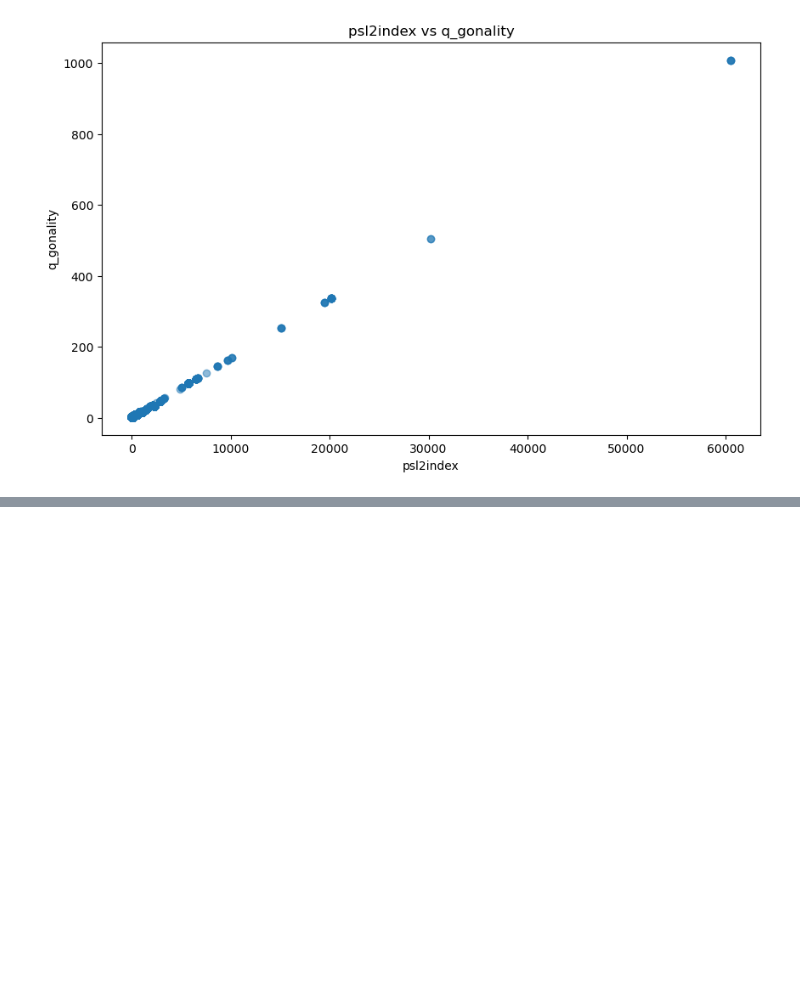
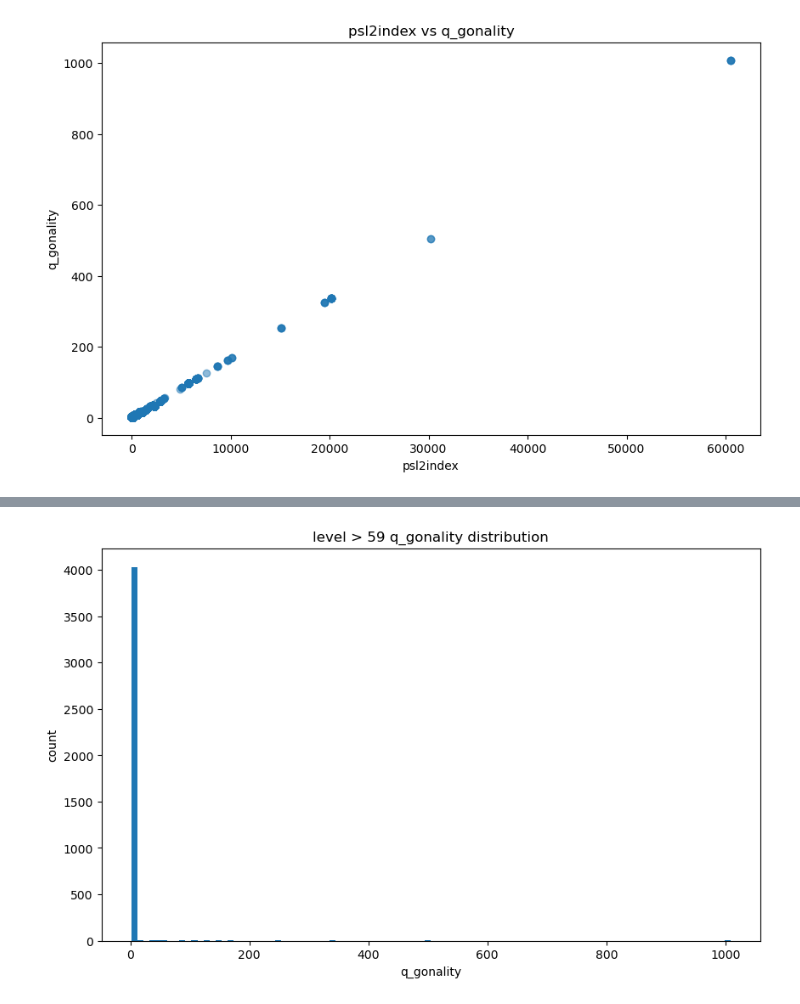
Before and after one commit to zxmath/ML-LLM-Q-Gonality-Modular-Curves, a Jupyter notebook: notebooks/visual_data.ipynb, the cells around one changed output, grey strips where cells are left out. Cells and saved outputs as stored; diff of their text form; code cells hidden in the pictures; blank space fills up the shorter version.

```diff
--- a/notebooks/visual_data.ipynb
+++ b/notebooks/visual_data.ipynb
@@ -39,0 +128,11 @@ plt.show()
+# %%
+# draw level_big q_gonality distribution
+
+plt.figure(figsize=(10, 6))
+plt.hist(level_large['q_gonality'], bins=100)
+plt.xlabel('q_gonality')
+plt.ylabel('count')
+plt.title('level > 59 q_gonality distribution')
+plt.show()
+# %% [output]
+[figure, added]
```
Also changed, not shown: parts of 7 cells of this notebook, 2 other files.
